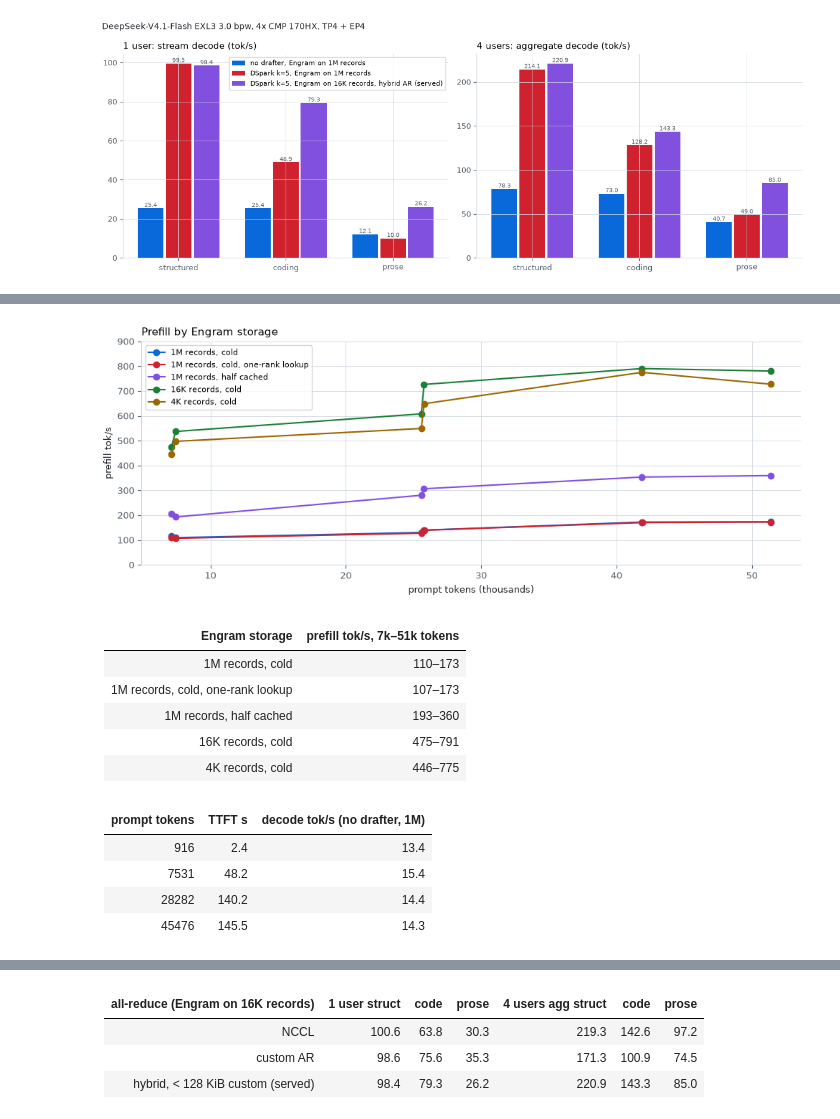
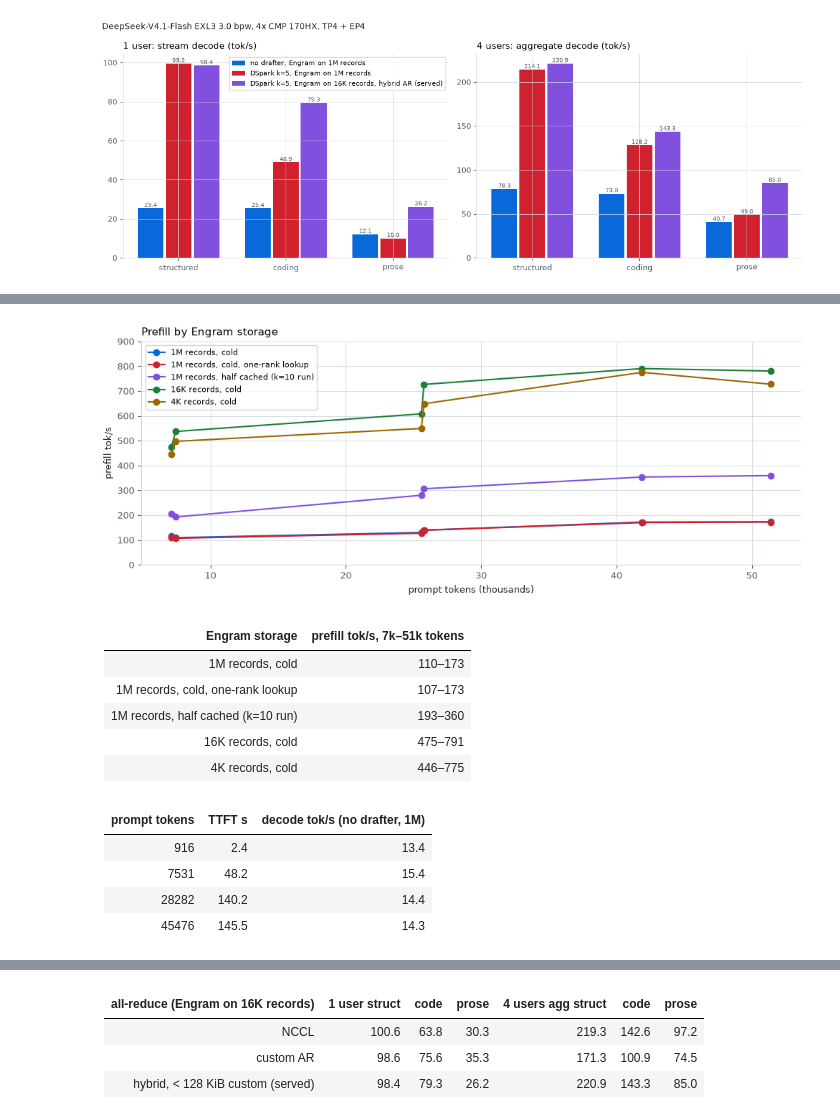
Before and after one commit to PixelML/club-170hx, a Jupyter notebook: notebooks/2026-10-03-deepseek-v4.1-flash-exl3-4card-tp4ep4-dspark-vllm.ipynb, the cells around one changed output, grey strips where cells are left out. Saved outputs shown, nothing was run; the diff lists cells and outputs as text; code cells hidden in the pictures.

```diff
--- a/notebooks/2026-10-03-deepseek-v4.1-flash-exl3-4card-tp4ep4-dspark-vllm.ipynb
+++ b/notebooks/2026-10-03-deepseek-v4.1-flash-exl3-4card-tp4ep4-dspark-vllm.ipynb
@@ -177,28 +179,28 @@ When the rows are already in RAM (a prompt with repeated text), the four GPUs pr
 Protocol: unique real text with a nonce (no prefix-cache hits), `max_tokens=1`, one request at a time.
 # %%
 PF = [("no-drafter", "1M records, cold"), ("dspark-k5-1m-singlelookup", "1M records, cold, one-rank lookup"),
-      ("dspark-k10", "1M records, half cached"), ("dspark-k5-16k-customar", "16K records, cold"), ("dspark-k5-4k-hybrid", "4K records, cold")]
+      ("dspark-k10", "1M records, half cached (k=10 run)"), ("dspark-k5-16k-customar", "16K records, cold"), ("dspark-k5-4k-hybrid", "4K records, cold")]
 fig, ax = plt.subplots(figsize=(10, 4.0))
 for i, (k, lab) in enumerate(PF):
     r = sorted(receipt(k, "prefill.json")["results"], key=lambda x: x["prompt_tokens"])
     ax.plot([x["prompt_tokens"] / 1000 for x in r], [x["prefill_tok_s"] for x in r], marker="o", color=S[i], label=lab)
 ax.set_xlabel("prompt tokens (thousands)"); ax.set_ylabel("prefill tok/s"); ax.set_ylim(0, 900)
 ax.set_title("Prefill by Engram storage", loc="left"); ax.legend(fontsize=8)
-fig.tight_layout(); plt.show()
+fig.tight_layout(); fig.savefig(f"../assets/charts/{EXPERIMENT}-prefill.png", dpi=150); plt.show()
 rows = []
 for k, lab in PF:
     v = [x["prefill_tok_s"] for x in receipt(k, "prefill.json")["results"]]
     rows.append([lab, f"{min(v):.0f}–{max(v):.0f}"])
 table(["Engram storage", "prefill tok/s, 7k–51k tokens"], rows)
 lc = receipt("no-drafter", "longdecode.json")["results"]
 table(["prompt tokens", "TTFT s", "decode tok/s (no drafter, 1M)"], [[r["prompt_tokens"], f"{r['ttft_s']:.1f}", f"{r['decode_tok_s']:.1f}"] for r in lc])
 # %% [output]
-[figure, old version]
+[figure, new version]
 | Engram storage | prefill tok/s, 7k–51k tokens |
 |---|---:|
 | 1M records, cold | 110–173 |
 | 1M records, cold, one-rank lookup | 107–173 |
-| 1M records, half cached | 193–360 |
+| 1M records, half cached (k=10 run) | 193–360 |
 | 16K records, cold | 475–791 |
 | 4K records, cold | 446–775 |
 | prompt tokens | TTFT s | decode tok/s (no drafter, 1M) |
```
Also changed, not shown: parts of 5 cells of this notebook, 10 other files.
